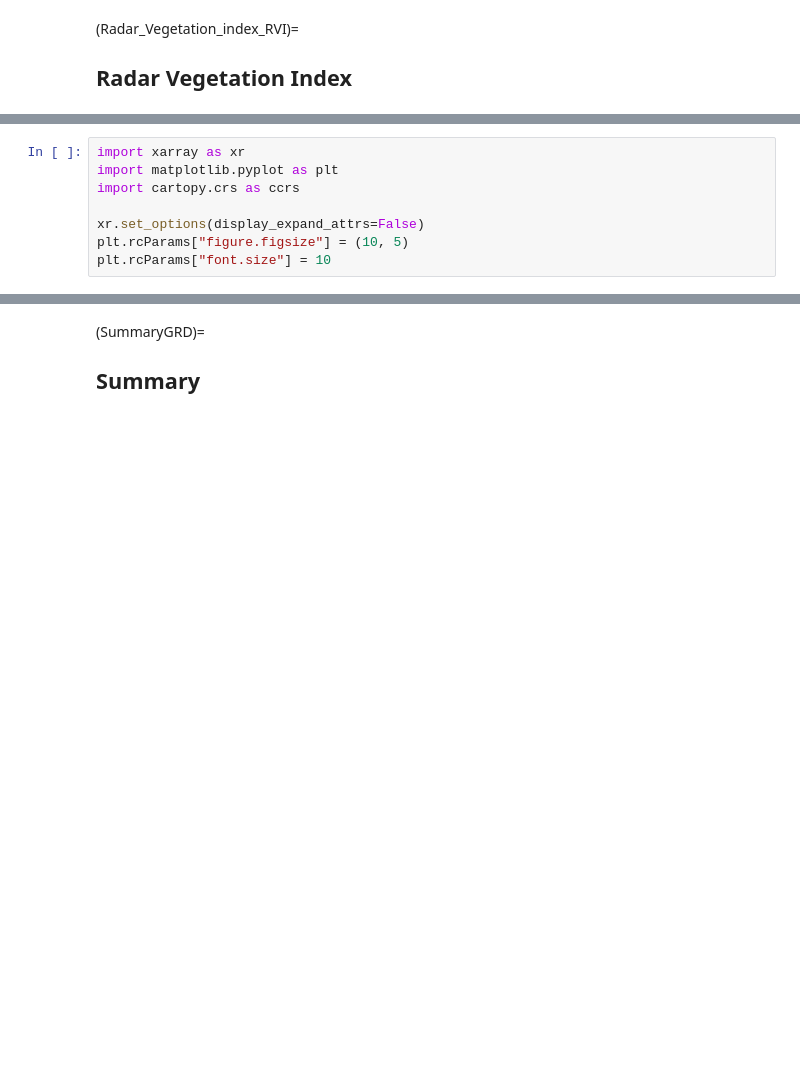
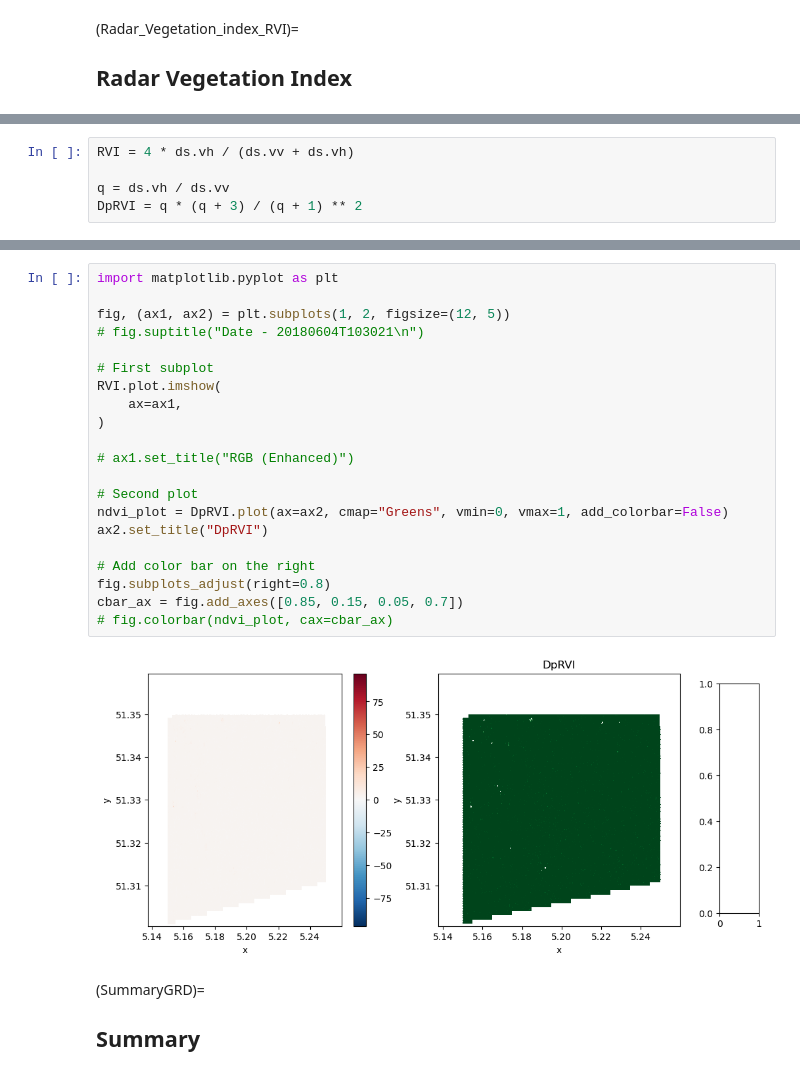
Before and after one commit to tinaok/eopf-sample-notebooks, a Jupyter notebook: notebooks/Sentinel-1/radar_vegetation_index.ipynb, the cells around one changed output, grey strips where cells are left out. Cells and saved outputs as stored; diff of their text form; blank space fills up the shorter version.

```diff
--- a/notebooks/Sentinel-1/radar_vegetation_index.ipynb
+++ b/notebooks/Sentinel-1/radar_vegetation_index.ipynb
@@ -1171,8 +522,0 @@ def compute_sigma_from_EOPF_GRD()
-# %%
-import xarray as xr
-import matplotlib.pyplot as plt
-import cartopy.crs as ccrs
-
-xr.set_options(display_expand_attrs=False)
-plt.rcParams["figure.figsize"] = (10, 5)
-plt.rcParams["font.size"] = 10
@@ -1364,0 +528,5 @@ plt.show()
+# %%
+RVI = 4 * ds.vh / (ds.vv + ds.vh)
+
+q = ds.vh / ds.vv
+DpRVI = q * (q + 3) / (q + 1) ** 2
@@ -1365,3 +647,26 @@ plt.show()
+# %%
+import matplotlib.pyplot as plt
+
+fig, (ax1, ax2) = plt.subplots(1, 2, figsize=(12, 5))
+# fig.suptitle("Date - 20180604T103021\n")
+
+# First subplot
+RVI.plot.imshow(
+    ax=ax1,
+)
+
+# ax1.set_title("RGB (Enhanced)")
+
+# Second plot
+ndvi_plot = DpRVI.plot(ax=ax2, cmap="Greens", vmin=0, vmax=1, add_colorbar=False)
+ax2.set_title("DpRVI")
+
+# Add color bar on the right
+fig.subplots_adjust(right=0.8)
+cbar_ax = fig.add_axes([0.85, 0.15, 0.05, 0.7])
+# fig.colorbar(ndvi_plot, cax=cbar_ax)
+# %% [output]
+[figure, added]
 # %% [markdown]
 (SummaryGRD)=
 ## Summary
```
Also changed, not shown: parts of 137 cells of this notebook.
